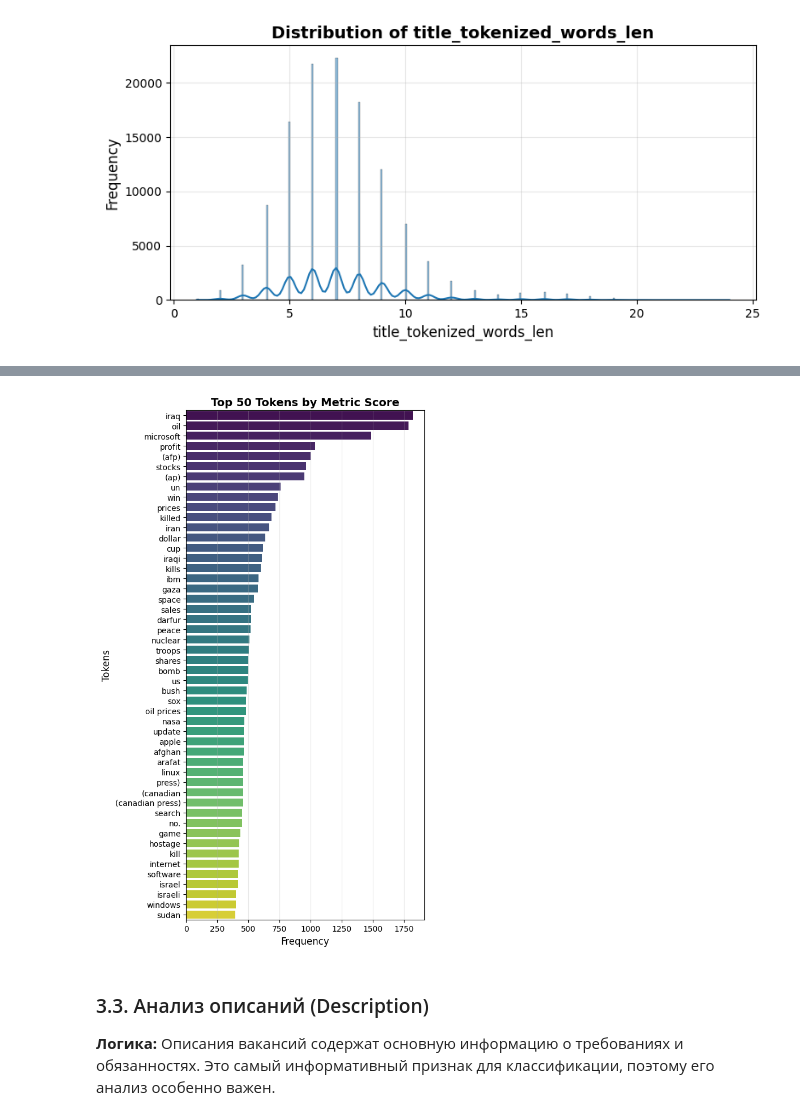
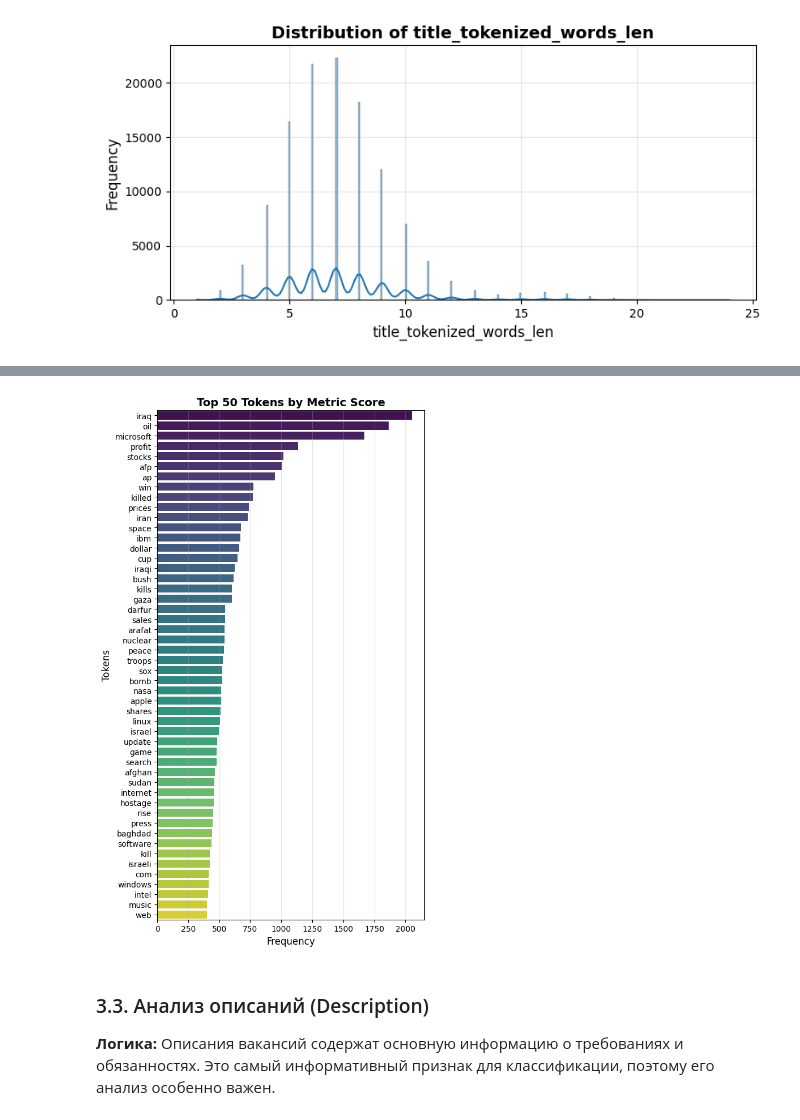
Before and after one commit to nikitosik258/News_classification, a Jupyter notebook: eda.ipynb, the cells around one changed output, grey strips where cells are left out. Drawn from its saved outputs; the diff is of its cells as text; code cells hidden in the pictures.

```diff
--- a/eda.ipynb
+++ b/eda.ipynb
@@ -27,7 +37,6 @@ random.seed(SEED)     # для стандартного модуля random
 Это первый и самый важный этап любого анализа данных - без понимания структуры невозможно корректно проводить дальнейшую обработку.
 # %%
 # Загружаем предобработанные данные из CSV файла
-# Датасет содержит информацию о вакансиях с их описаниями и метками
-df = pd.read_csv('data/train.csv')
+df = pd.read_csv('data/data.csv')
 # %%
 # Выводим общую информацию о структуре датасета:
@@ -231,6 +225,6 @@ def tokenize_word(text: str):
 # %%
 # Токенизация заголовков
-df_EDA['title_tokenized_words'] = df_EDA['Title'].apply(tokenize_word)
+df_EDA['title_tokenized_words'] = df_EDA['Title'].apply(tokenize_words)
 
 # Длина заголовка в словах
 df_EDA['title_tokenized_words_len'] = df_EDA['title_tokenized_words'].apply(len)
@@ -278,23 +300,31 @@ plot_hist_numeric(df_EDA, 'title_tokenized_words_len')
 # %%
 # Очистка токенов: удаляем стоп-слова и знаки пунктуации
 # Это подготовка для анализа важности токенов для классификации
-df_EDA['title_tokenized_words_clean'] = df_EDA['title_tokenized_words'].apply(lambda tokens: filter_tokens(
-    tokens,
-    remove_stopwords=True,
-    remove_punct_tokens=True,
-    lowercase_for_counting=True
-))
+stopwords, punctuation = get_default_resources()
+
+df_EDA["title_tokenized_words_clean"] = (
+    df_EDA["title_tokenized_words"]
+    .apply(ensure_tokens)
+    .apply(lambda tokens: filter_tokens(
+        tokens,
+        to_lower=True,
+        remove_stopwords=True,
+        remove_punctuation=True,
+        stopwords=stopwords,
+        punctuation=punctuation,
+    ))
+)
 # %%
 # Анализ важности токенов для классификации с помощью ANOVA F-test
 # n=3: анализируем 1-граммы, 2-граммы и 3-граммы
 # min_count=50: учитываем только токены, встречающиеся минимум 50 раз
 # Это поможет выявить наиболее информативные для классификации слова и фразы
 title_token_counts = count_based_analysis(
-    texts_tokenized = df_EDA['title_tokenized_words_clean'],
-    labels = df_EDA['Class Index'],
-    n=3,
-    metric='anova_f',
-    min_count=50
+    tokenized_texts=df_EDA["title_tokenized_words_clean"],
+    y=df_EDA["Class Index"].astype(int),
+    n=1,
+    metric="anova_f",
+    min_df=50
 )
 # %%
 # Выводим топ-5 наиболее важных для классификации токенов в заголовках
@@ -310,10 +376,10 @@ title_token_counts.head(5)
 # %%
 # Визуализация топ-50 токенов по важности для классификации
 # Помогает понять, какие слова и фразы лучше всего различают DS и не-DS вакансии
-barplot_data_metric = title_token_counts.set_index('token')['metric'].head(50)
+barplot_data_metric = title_token_counts.set_index('token')['score'].head(50)
 barplot(barplot_data_metric, 'Top 50 Tokens by Metric Score', 'Tokens', figsize=(6, 10))
 # %% [output]
-[figure, old version]
+[figure, new version]
 # %% [markdown]
 ### 3.3. Анализ описаний (Description)
 
```
Also changed, not shown: parts of 38 cells of this notebook, 9 other files.
